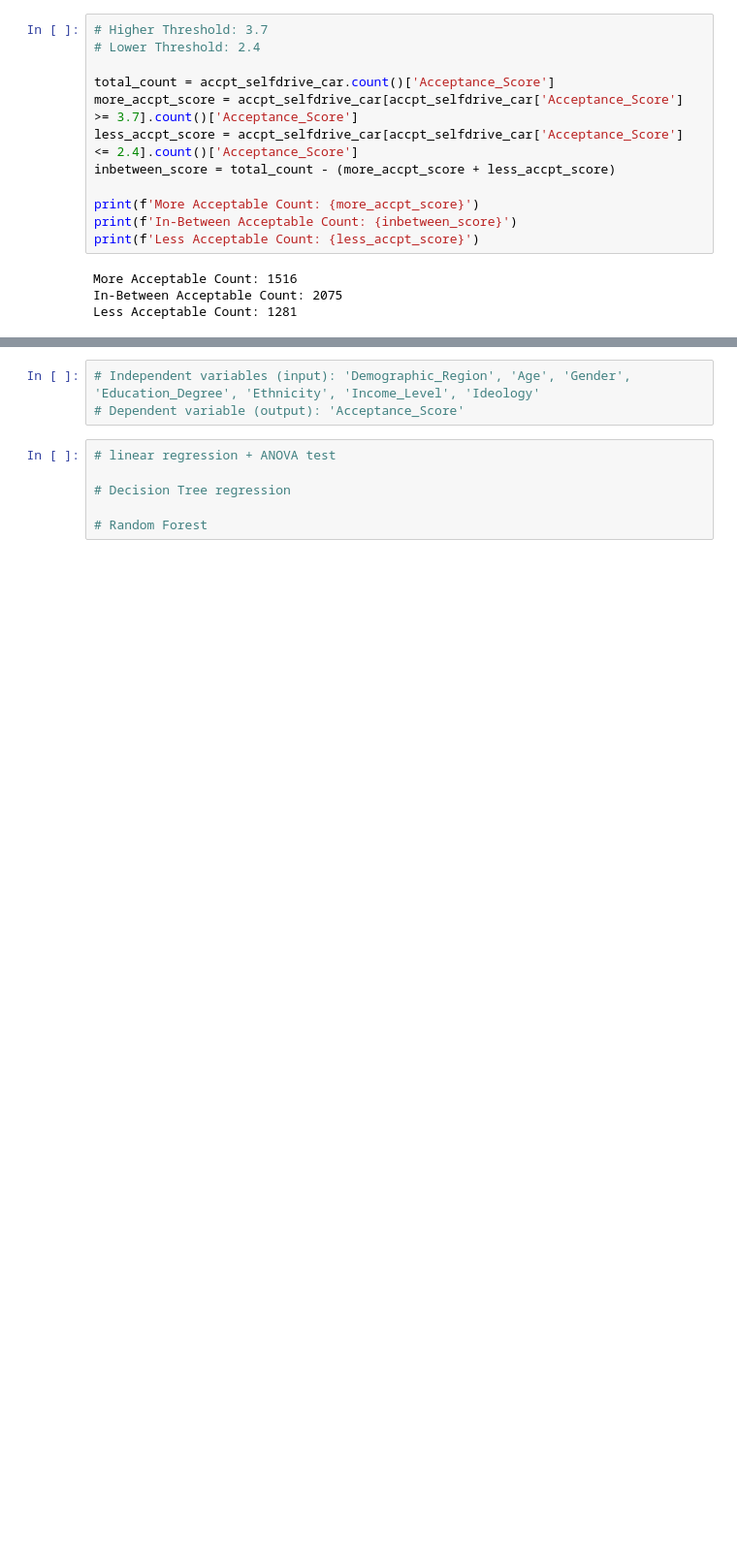
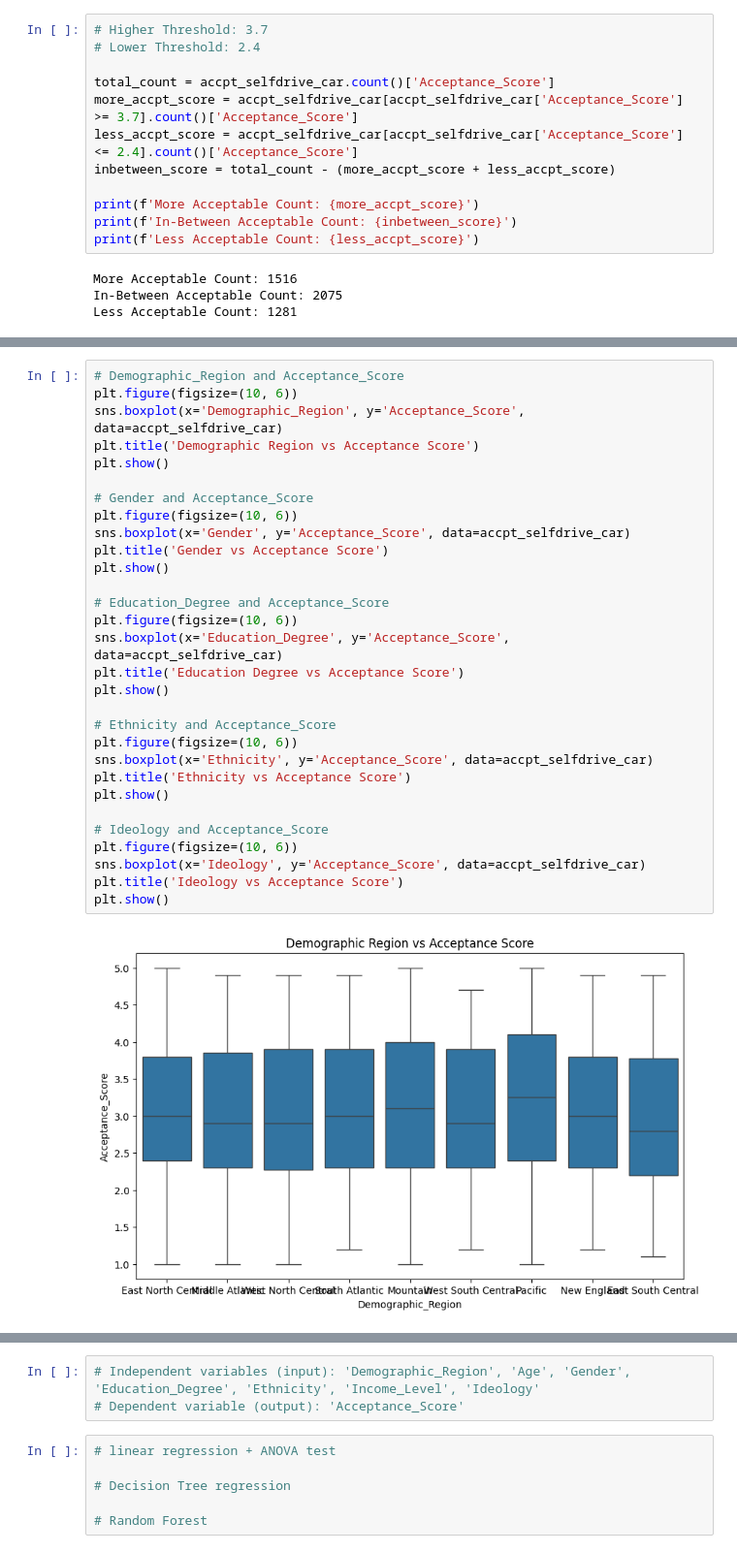
Before and after one commit to EvaW01/schulich_ai_fundamentals, a Jupyter notebook: accptcar_updated_eda.ipynb, the cells around one changed output, grey strips where cells are left out. Shown at 97% size. Saved outputs shown, nothing was run; the diff lists cells and outputs as text; blank space fills up the shorter version.

```diff
--- a/accptcar_updated_eda.ipynb
+++ b/accptcar_updated_eda.ipynb
@@ -629,0 +752,32 @@ Index(['Widespread_use_SelfDrive_Car', 'Choice_drive_SelfDrive_Car',
+# %%
+# Demographic_Region and Acceptance_Score
+plt.figure(figsize=(10, 6))
+sns.boxplot(x='Demographic_Region', y='Acceptance_Score', data=accpt_selfdrive_car)
+plt.title('Demographic Region vs Acceptance Score')
+plt.show()
+
+# Gender and Acceptance_Score
+plt.figure(figsize=(10, 6))
+sns.boxplot(x='Gender', y='Acceptance_Score', data=accpt_selfdrive_car)
+plt.title('Gender vs Acceptance Score')
+plt.show()
+
+# Education_Degree and Acceptance_Score
+plt.figure(figsize=(10, 6))
+sns.boxplot(x='Education_Degree', y='Acceptance_Score', data=accpt_selfdrive_car)
+plt.title('Education Degree vs Acceptance Score')
+plt.show()
+
+# Ethnicity and Acceptance_Score
+plt.figure(figsize=(10, 6))
+sns.boxplot(x='Ethnicity', y='Acceptance_Score', data=accpt_selfdrive_car)
+plt.title('Ethnicity vs Acceptance Score')
+plt.show()
+
+# Ideology and Acceptance_Score
+plt.figure(figsize=(10, 6))
+sns.boxplot(x='Ideology', y='Acceptance_Score', data=accpt_selfdrive_car)
+plt.title('Ideology vs Acceptance Score')
+plt.show()
+# %% [output]
+[figure, added]
```
Also changed, not shown: parts of 26 cells of this notebook.
